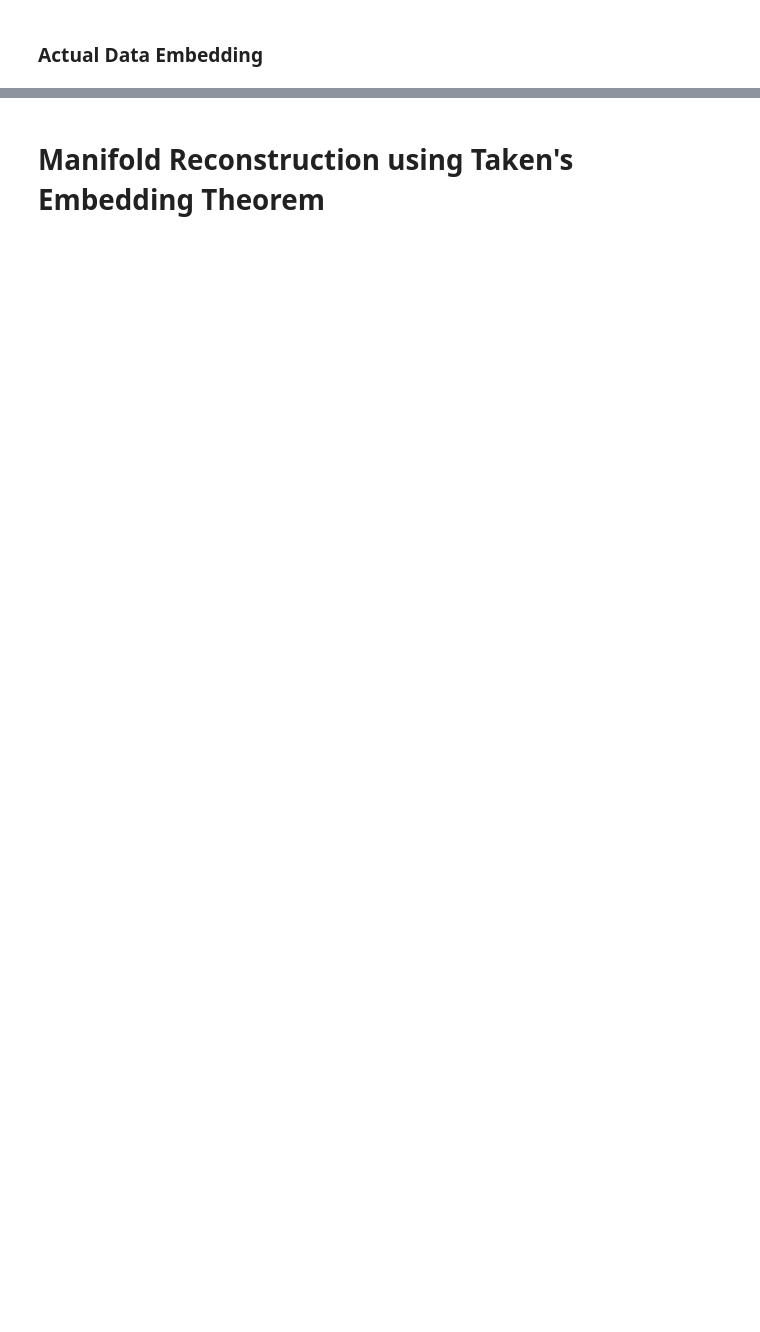
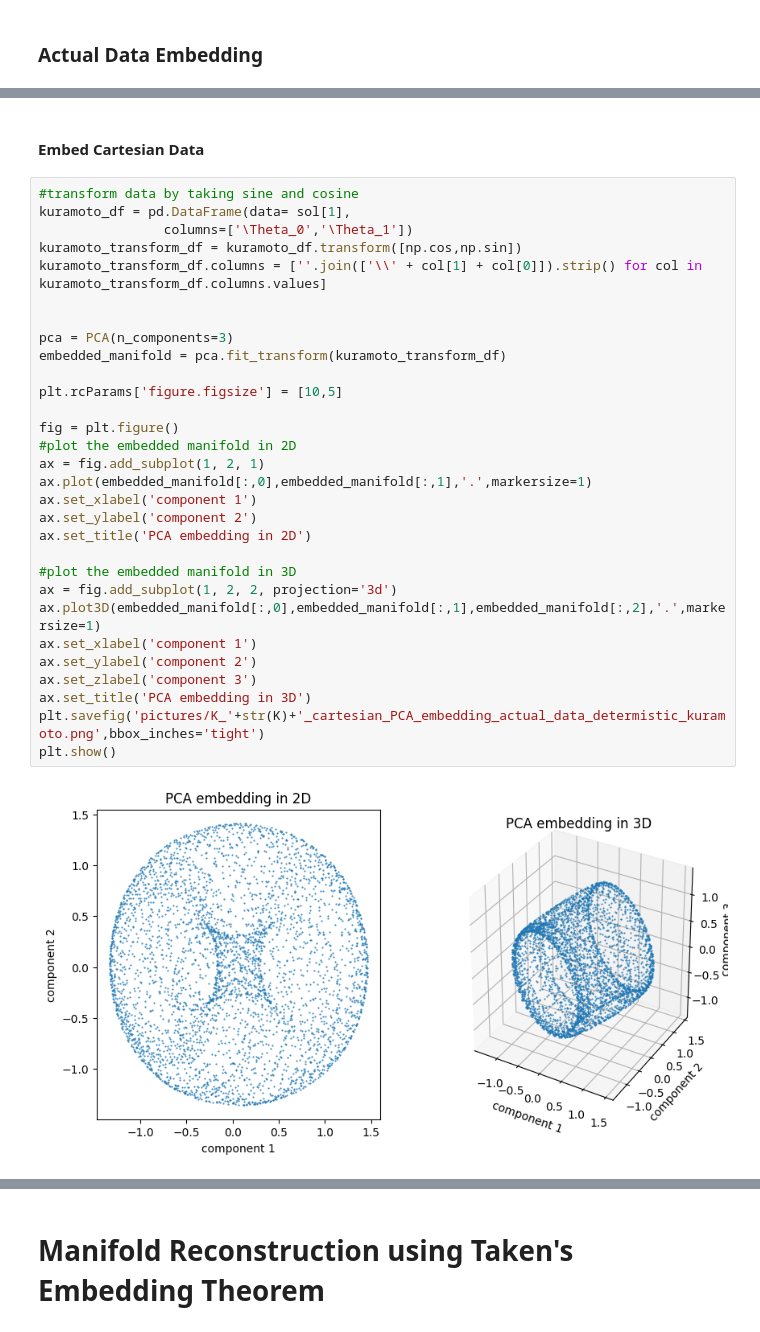
Before and after one commit to data-driven-dynamical-systems/Andre, a Jupyter notebook: Kuramoto/Manifolds.ipynb, the cells around one changed output, grey strips where cells are left out. Saved outputs shown, nothing was run; the diff lists cells and outputs as text; blank space fills up the shorter version.

```diff
--- a/Kuramoto/Manifolds.ipynb
+++ b/Kuramoto/Manifolds.ipynb
@@ -196,0 +161,34 @@ plt.show()
+# %% [markdown]
+#### Embed Cartesian Data
+# %%
+#transform data by taking sine and cosine
+kuramoto_df = pd.DataFrame(data= sol[1],
+                columns=['\Theta_0','\Theta_1'])
+kuramoto_transform_df = kuramoto_df.transform([np.cos,np.sin])
+kuramoto_transform_df.columns = [''.join(['\\' + col[1] + col[0]]).strip() for col in kuramoto_transform_df.columns.values]
+
+
+pca = PCA(n_components=3)
+embedded_manifold = pca.fit_transform(kuramoto_transform_df)
+
+plt.rcParams['figure.figsize'] = [10,5]
+
+fig = plt.figure()
+#plot the embedded manifold in 2D
+ax = fig.add_subplot(1, 2, 1)
+ax.plot(embedded_manifold[:,0],embedded_manifold[:,1],'.',markersize=1)
+ax.set_xlabel('component 1')
+ax.set_ylabel('component 2')
+ax.set_title('PCA embedding in 2D')
+
+#plot the embedded manifold in 3D
+ax = fig.add_subplot(1, 2, 2, projection='3d')
+ax.plot3D(embedded_manifold[:,0],embedded_manifold[:,1],embedded_manifold[:,2],'.',markersize=1)
+ax.set_xlabel('component 1')
+ax.set_ylabel('component 2')
+ax.set_zlabel('component 3')
+ax.set_title('PCA embedding in 3D')
+plt.savefig('pictures/K_'+str(K)+'_cartesian_PCA_embedding_actual_data_determistic_kuramoto.png',bbox_inches='tight')
+plt.show()
+# %% [output]
+[figure, added]
```
Also changed, not shown: parts of 37 cells of this notebook, 1 other file.
